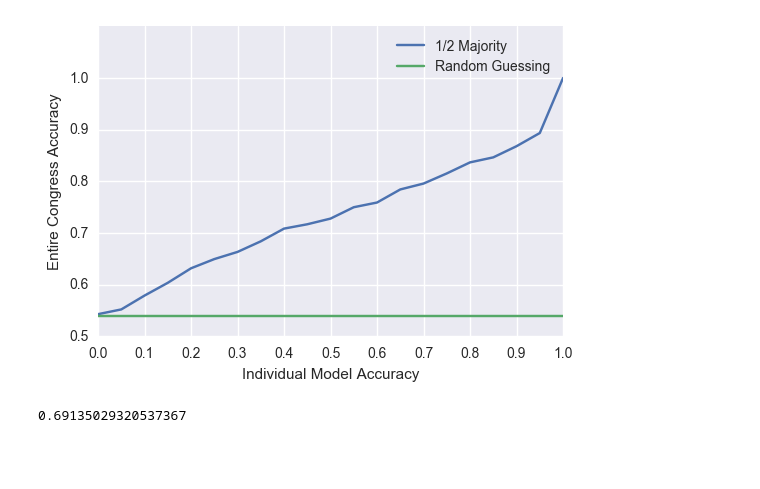
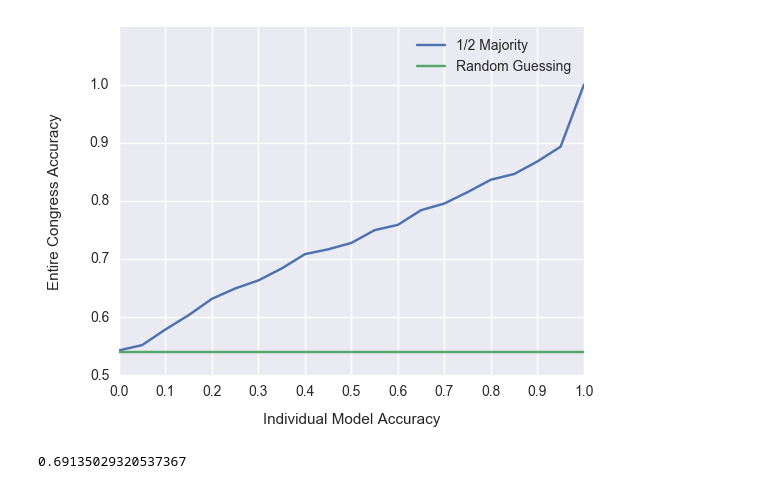
Before and after one commit to mike-a-yen/SeeYourSenate, a Jupyter notebook: Untitled.ipynb, the cells around one changed output. Saved outputs shown, nothing was run; the diff lists cells and outputs as text; code cells hidden in the pictures; blank space fills up the shorter version.

```diff
--- a/Untitled.ipynb
+++ b/Untitled.ipynb
@@ -20,6 +21,12 @@ def coin_flip(n,p):
 def shows(hidden,show):
     idx = np.where(show==1)[0]
     return hidden[idx]
+
+def save_html(fig, fname):
+    html = mpld3.fig_to_html(fig)
+    html = html.replace('"text": "None"', '"text": ""')
+    with open(fname, 'w') as f:
+        f.writelines(html)
 # %%
 # 100 senators
 # model has a 7/10 probability of predicting correct outcome
@@ -91,18 +98,25 @@ correct66 = [simulate_bill_votes(pcorr,pyay,
                                  n_trials=1000,
                                  n=n) for pcorr in prange]
 # %%
-plt.plot(prange,correct50, label=r'1/2 Majority')
-plt.plot(prange,[binom.cdf(50,100,.5)]*len(prange),
+fig = plt.figure(figsize=(6,4.5))
+ax = fig.add_subplot(111)
+ax.plot(prange,correct50, label=r'1/2 Majority')
+ax.plot(prange,[binom.cdf(50,100,.5)]*len(prange),
          label=r'Random Guessing')
-plt.legend()
-plt.xlabel('Individual Model Accuracy')
-plt.ylabel('Entire Congress Accuracy')
+ax.legend()
+ax.set_xlabel('Individual Model Accuracy')
+ax.set_ylabel('Entire Congress Accuracy')
+ax.xaxis.labelpad = 10
+ax.yaxis.labelpad = 20
+
 plt.xticks(prange[::2])
 plt.yticks(np.linspace(0.5,1,6))
+html = mpld3.fig_to_html(fig)
+save_html(fig,'app/static/img/model_performance.html')
 plt.savefig('model_performance.png')
 plt.show()
 # %% [output]
-[figure, old version]
+[figure, new version]
 # %%
 binom.cdf(52, 100, 0.5)
 # %% [output]
```
Also changed, not shown: parts of 1 cell of this notebook, 2 other files.
